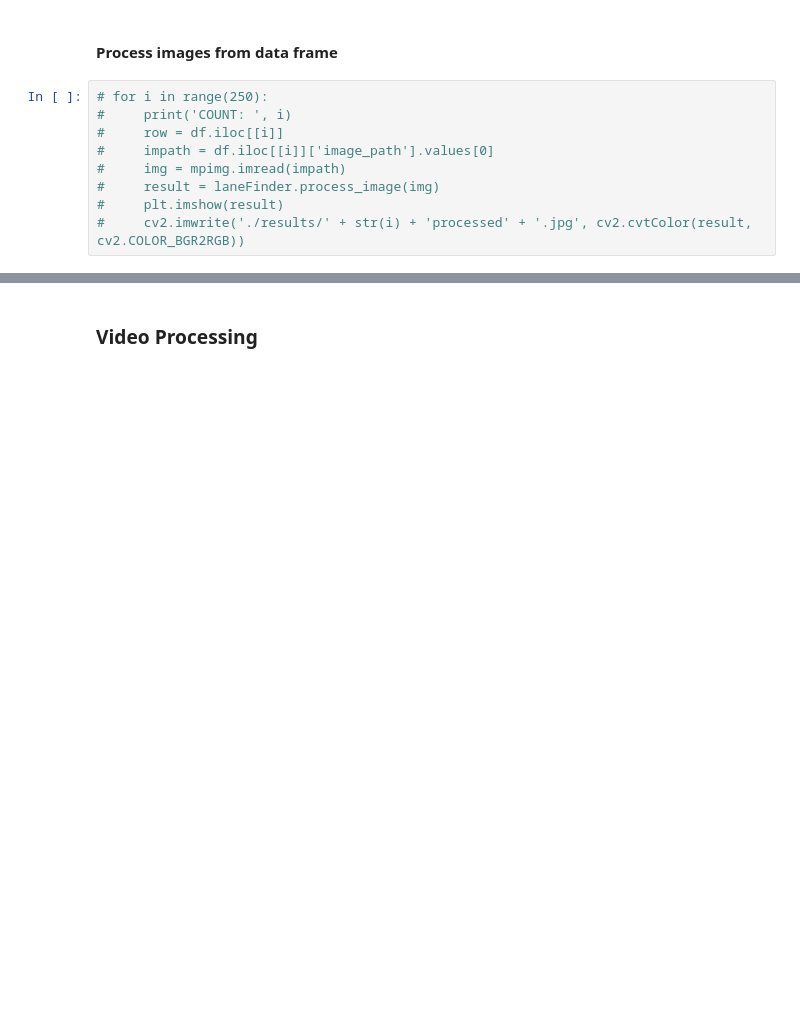
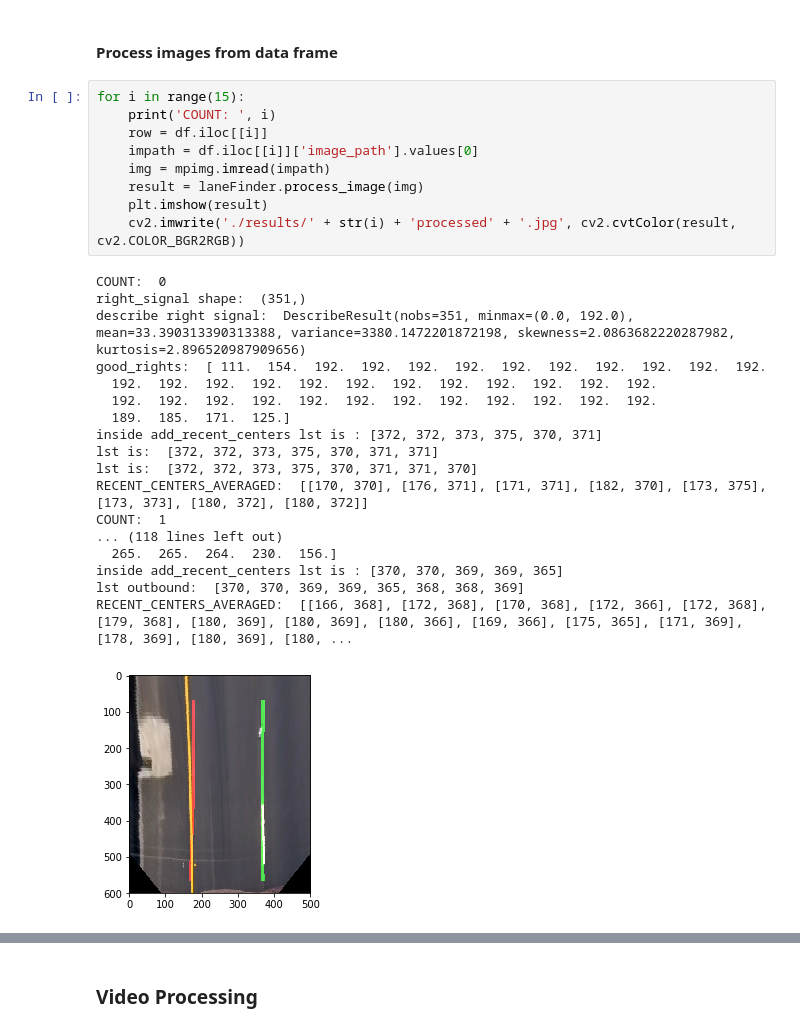
Before and after one commit to JonathanCMitchell/Advanced-Lane-Line-Detection, a Jupyter notebook: LaneLines-good.ipynb, the cells around one changed output, grey strips where cells are left out. Cells and saved outputs as stored; diff of their text form; blank space fills up the shorter version.

```diff
--- a/LaneLines-good.ipynb
+++ b/LaneLines-good.ipynb
@@ -593,12 +624,31 @@ laneFinder = LaneFinder(settings.ORIGINAL_SIZE, settings.UNWARPED_SIZE, camera_m
 # %% [markdown]
 #### Process images from data frame
 # %%
-# for i in range(250):
-#     print('COUNT: ', i)
-#     row = df.iloc[[i]]
-#     impath = df.iloc[[i]]['image_path'].values[0]
-#     img = mpimg.imread(impath)
-#     result = laneFinder.process_image(img)
-#     plt.imshow(result)
-#     cv2.imwrite('./results/' + str(i) + 'processed' + '.jpg', cv2.cvtColor(result, cv2.COLOR_BGR2RGB))
+for i in range(15):
+    print('COUNT: ', i)
+    row = df.iloc[[i]]
+    impath = df.iloc[[i]]['image_path'].values[0]
+    img = mpimg.imread(impath)
+    result = laneFinder.process_image(img)
+    plt.imshow(result)
+    cv2.imwrite('./results/' + str(i) + 'processed' + '.jpg', cv2.cvtColor(result, cv2.COLOR_BGR2RGB))
+# %% [output]
+COUNT:  0
+right_signal shape:  (351,)
+describe right signal:  DescribeResult(nobs=351, minmax=(0.0, 192.0), mean=33.390313390313388, variance=3380.1472201872198, skewness=2.0863682220287982, kurtosis=2.896520987909656)
+good_rights:  [ 111.  154.  192.  192.  192.  192.  192.  192.  192.  192.  192.  192.
+  192.  192.  192.  192.  192.  192.  192.  192.  192.  192.  192.  192.
+  192.  192.  192.  192.  192.  192.  192.  192.  192.  192.  192.  192.
+  189.  185.  171.  125.]
+inside add_recent_centers lst is : [372, 372, 373, 375, 370, 371]
+lst is:  [372, 372, 373, 375, 370, 371, 371]
+lst is:  [372, 372, 373, 375, 370, 371, 371, 370]
+RECENT_CENTERS_AVERAGED:  [[170, 370], [176, 371], [171, 371], [182, 370], [173, 375], [173, 373], [180, 372], [180, 372]]
+COUNT:  1
+... (118 lines left out)
+  265.  265.  264.  230.  156.]
+inside add_recent_centers lst is : [370, 370, 369, 369, 365]
+lst outbound:  [370, 370, 369, 369, 365, 368, 368, 369]
+RECENT_CENTERS_AVERAGED:  [[166, 368], [172, 368], [170, 368], [172, 366], [172, 368], [179, 368], [180, 369], [180, 369], [180, 366], [169, 366], [175, 365], [171, 369], [178, 369], [180, 369], [180, ...
+[figure, added]
 # %%
```
Also changed, not shown: parts of 4 cells of this notebook, 6 other files.
